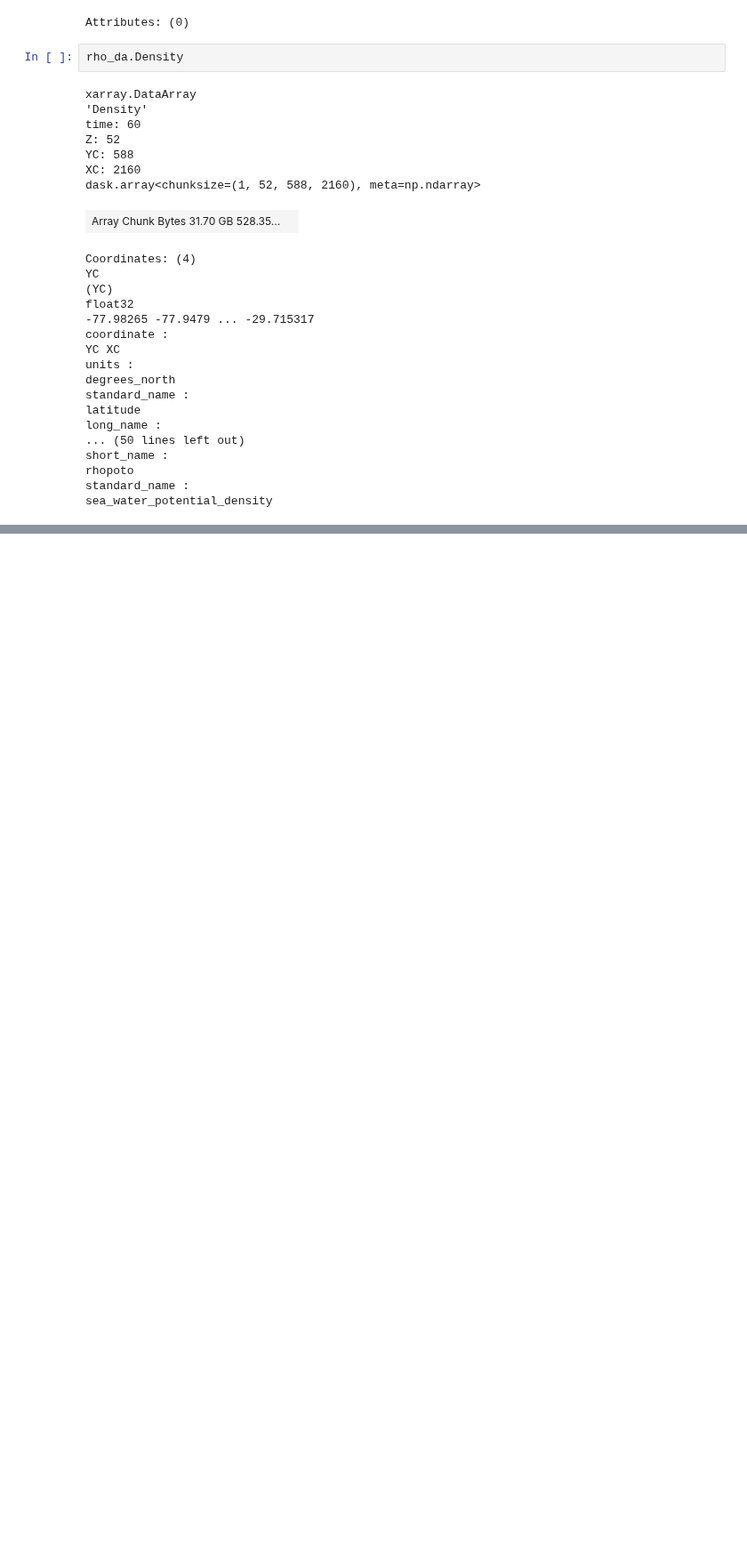
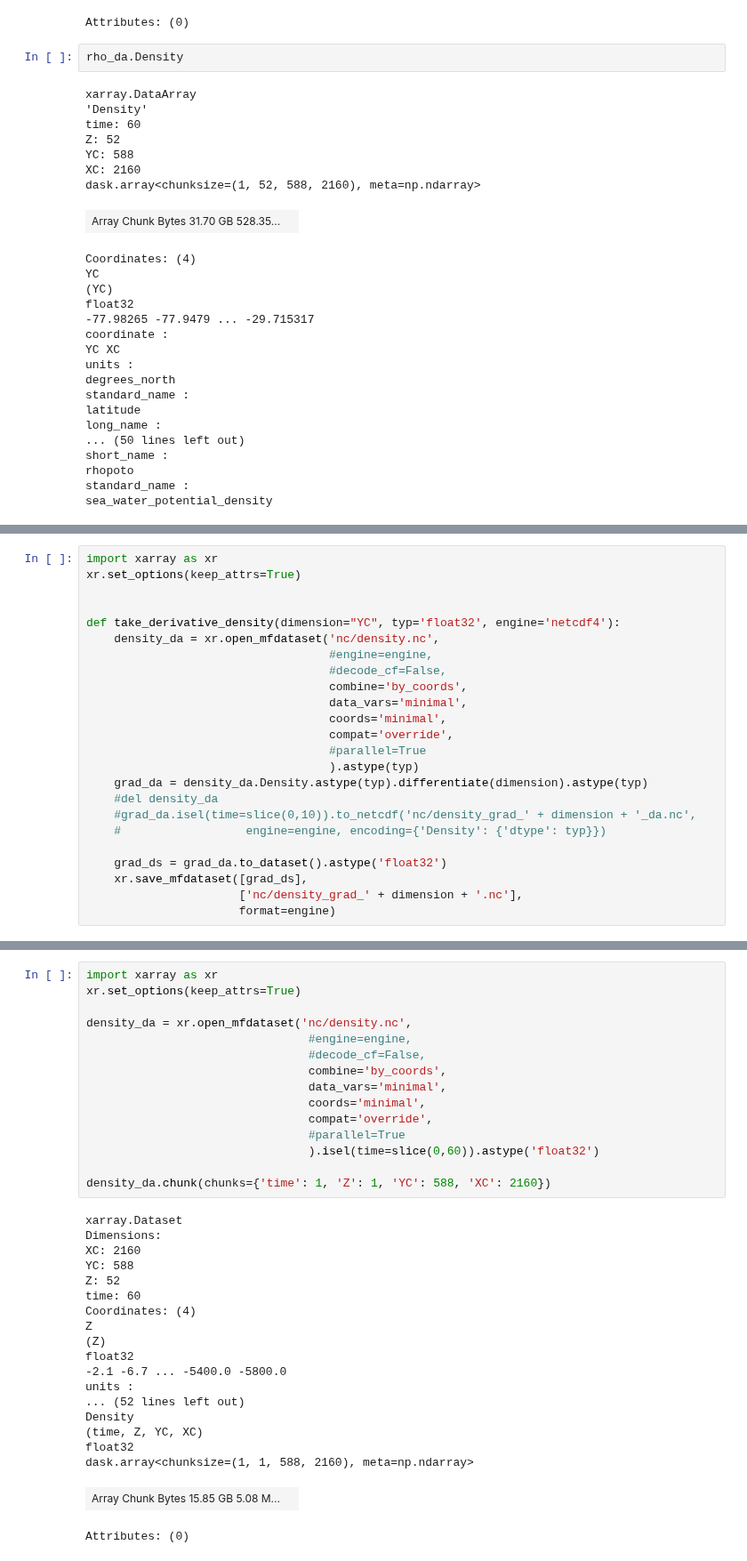
Before and after one commit to sdat2/pyxpcm, a Jupyter notebook: density_transformation.ipynb, the cells around one changed output, grey strips where cells are left out. Shown at 89% size. Drawn from its saved outputs; the diff is of its cells as text; blank space fills up the shorter version.

```diff
--- a/density_transformation.ipynb
+++ b/density_transformation.ipynb
@@ -725,0 +757,24 @@ sea_water_potential_density
+# %%
+import xarray as xr
+xr.set_options(keep_attrs=True)
+
+
+def take_derivative_density(dimension="YC", typ='float32', engine='netcdf4'):
+    density_da = xr.open_mfdataset('nc/density.nc',
+                                   #engine=engine,
+                                   #decode_cf=False,
+                                   combine='by_coords',
+                                   data_vars='minimal',
+                                   coords='minimal',
+                                   compat='override',
+                                   #parallel=True
+                                   ).astype(typ)
+    grad_da = density_da.Density.astype(typ).differentiate(dimension).astype(typ)
+    #del density_da
+    #grad_da.isel(time=slice(0,10)).to_netcdf('nc/density_grad_' + dimension + '_da.nc',
+    #                  engine=engine, encoding={'Density': {'dtype': typ}})
+
+    grad_ds = grad_da.to_dataset().astype('float32')
+    xr.save_mfdataset([grad_ds],
+                      ['nc/density_grad_' + dimension + '.nc'],
+                      format=engine)
@@ -725,0 +799,35 @@ sea_water_potential_density
+# %%
+import xarray as xr
+xr.set_options(keep_attrs=True)
+
+density_da = xr.open_mfdataset('nc/density.nc',
+                                #engine=engine,
+                                #decode_cf=False,
+                                combine='by_coords',
+                                data_vars='minimal',
+                                coords='minimal',
+                                compat='override',
+                                #parallel=True
+                                ).isel(time=slice(0,60)).astype('float32')
+
+density_da.chunk(chunks={'time': 1, 'Z': 1, 'YC': 588, 'XC': 2160})
+# %% [output]
+xarray.Dataset
+Dimensions:
+XC: 2160
+YC: 588
+Z: 52
+time: 60
+Coordinates: (4)
+Z
+(Z)
+float32
+-2.1 -6.7 ... -5400.0 -5800.0
+units :
+... (52 lines left out)
+Density
+(time, Z, YC, XC)
+float32
+dask.array<chunksize=(1, 1, 588, 2160), meta=np.ndarray>
+| Array Chunk Bytes 15.85 GB 5.08 M... |  |
+Attributes: (0)
```
Also changed, not shown: parts of 13 cells of this notebook, 1 other file.
